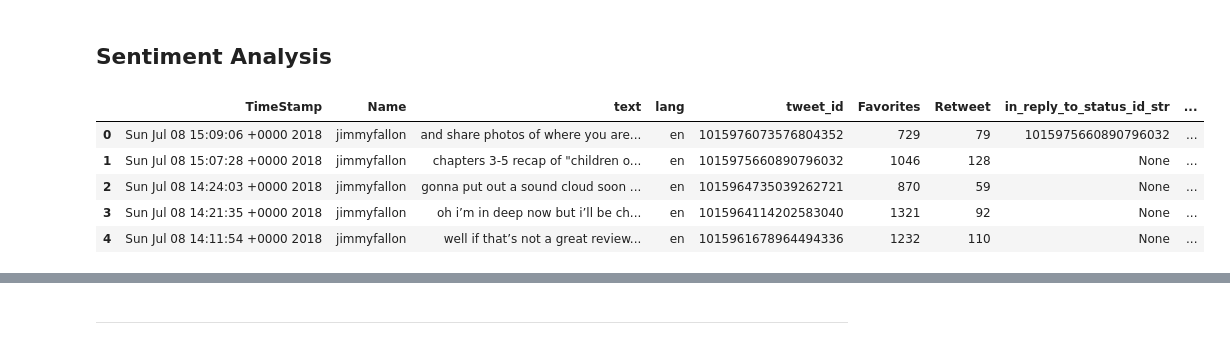
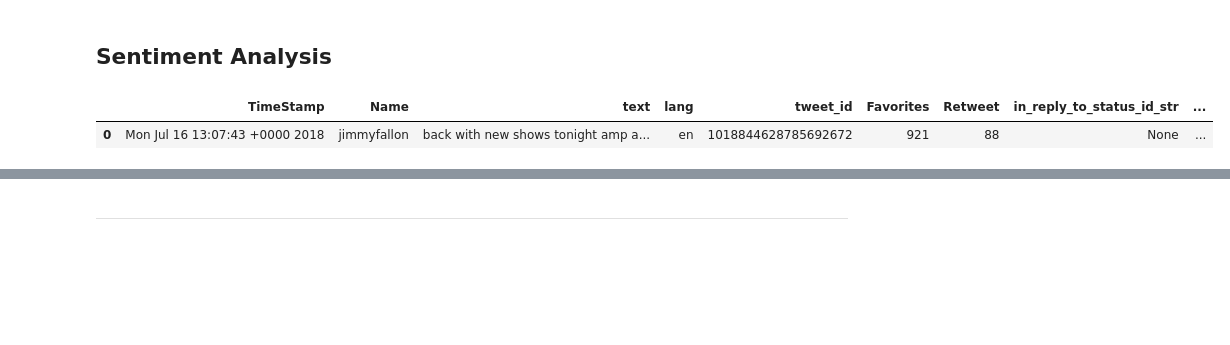
Before and after one commit to silverrainb/web-analytics, a Jupyter notebook: final_project/twitter_test_rose.ipynb, the cells around one changed output, grey strips where cells are left out. Saved outputs shown, nothing was run; the diff lists cells and outputs as text; code cells hidden in the pictures; blank space fills up the shorter version.

```diff
--- a/final_project/twitter_test_rose.ipynb
+++ b/final_project/twitter_test_rose.ipynb
@@ -303,14 +307,10 @@ sentiment, score = polarity_tweets(tweets_data)
 tweets['Sentiment'] = sentiment
 tweets['Score'] = score
 # %%
-tweets.head()
+tweets.head(1)
 # %% [output]
 |  | TimeStamp | Name | text | lang | tweet_id | Favorites | Retweet | in_reply_to_status_id_str | ... |
-| 0 | Sun Jul 08 15:09:06 +0000 2018 | jimmyfallon | and share photos of where you are... | en | 1015976073576804352 | 729 | 79 | 1015975660890796032 | ... |
-| 1 | Sun Jul 08 15:07:28 +0000 2018 | jimmyfallon | chapters 3-5 recap of "children o... | en | 1015975660890796032 | 1046 | 128 | None | ... |
-| 2 | Sun Jul 08 14:24:03 +0000 2018 | jimmyfallon | gonna put out a sound cloud soon ... | en | 1015964735039262721 | 870 | 59 | None | ... |
-| 3 | Sun Jul 08 14:21:35 +0000 2018 | jimmyfallon | oh i’m in deep now but i’ll be ch... | en | 1015964114202583040 | 1321 | 92 | None | ... |
-| 4 | Sun Jul 08 14:11:54 +0000 2018 | jimmyfallon | well if that’s not a great review... | en | 1015961678964494336 | 1232 | 110 | None | ... |
+| 0 | Mon Jul 16 13:07:43 +0000 2018 | jimmyfallon | back with new shows tonight amp a... | en | 1018844628785692672 | 921 | 88 | None | ... |
 # %%
 #Sentiment Count of Tweets
 tweets.groupby(['Sentiment'])['Score'].count().reset_index().sort_values(['Score'], ascending = False)
```
Also changed, not shown: parts of 30 cells of this notebook.
